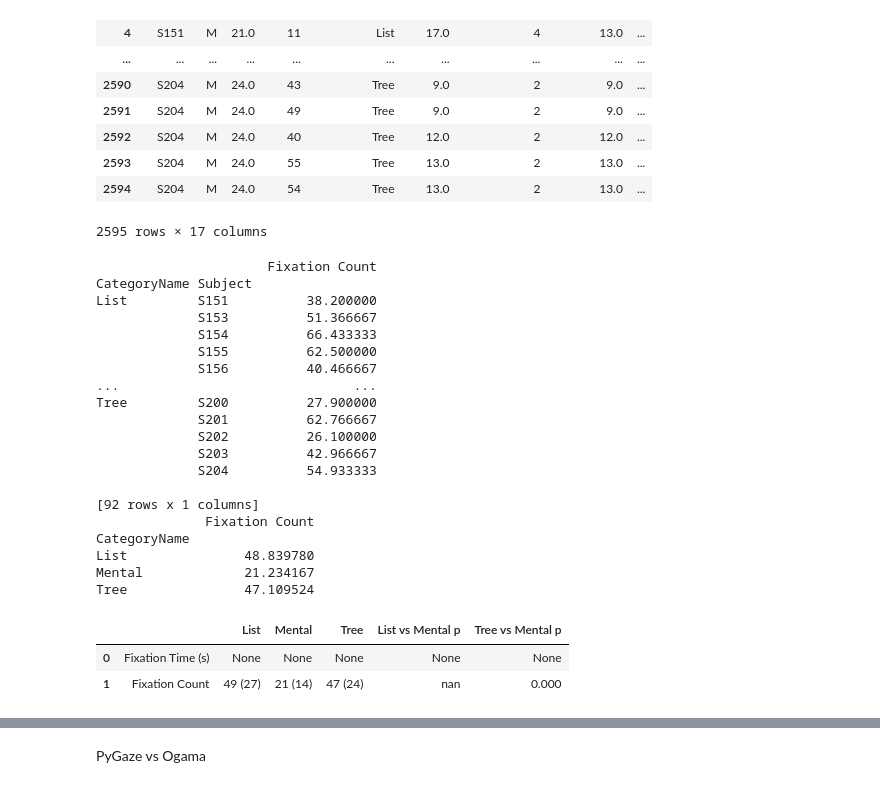
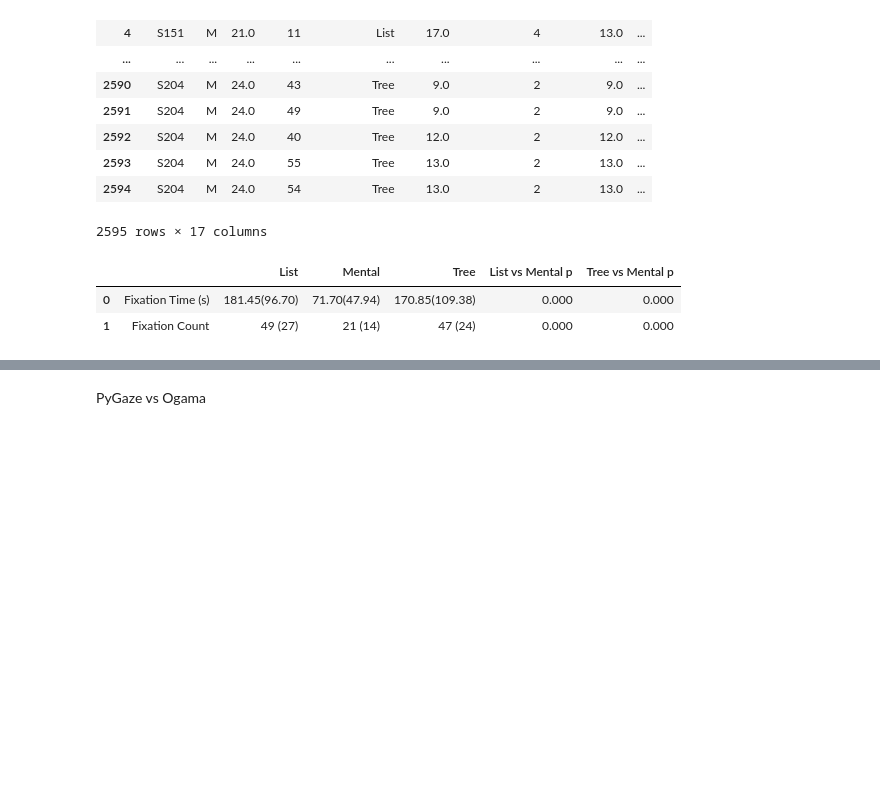
Before and after one commit to brains-on-code/eye-tracking-tools-influence, a Jupyter notebook: Study4.ipynb, the cells around one changed output, grey strips where cells are left out. Cells and saved outputs as stored; diff of their text form; code cells hidden in the pictures; blank space fills up the shorter version.

Commit message:
Fixed statistics of taking first the mean of all experiments for participants then calculating results.

```diff
--- a/Study4.ipynb
+++ b/Study4.ipynb
@@ -46,15 +46,20 @@ from scipy.stats import mannwhitneyu
 def show_results1(results):
 	# We calculate the mean and the standard deviation of the fixation count for each CategoryName
 		# We first calculate the mean for each participant
-	results_mean_per_subject = results.groupby(['CategoryName', 'Subject']).mean(numeric_only=True)[["Fixation Count"]]
-	results_std_per_subject = results.groupby(['CategoryName', 'Subject']).std(numeric_only=True)[["Fixation Count"]]
 
-	print(results_mean_per_subject)
+	results_mean_per_subject = results.groupby(['CategoryName', 'Subject']).mean(numeric_only=True)[["Fixation Count", "Total Fixation Duration [ms]"]]
+	results_std_per_subject = results.groupby(['CategoryName', 'Subject']).std(numeric_only=True)[["Fixation Count", "Total Fixation Duration [ms]"]]
 
-	results_mean = results_mean_per_subject.groupby(['CategoryName']).mean(numeric_only=True)[["Fixation Count"]]
-	results_std = results_std_per_subject.groupby(['CategoryName']).mean(numeric_only=True)[["Fixation Count"]]
+	#print(results_mean_per_subject)
+	#print(results_mean_per_subject.loc["List"].shape, results_mean_per_subject.loc["Mental"].shape, results_mean_per_subject.loc["Tree"].shape)
 
-	print(results_mean)
+
+	results_mean = results_mean_per_subject.groupby(['CategoryName']).mean(numeric_only=True)[["Fixation Count", "Total Fixation Duration [ms]"]]
+	results_std = results_std_per_subject.groupby(['CategoryName']).mean(numeric_only=True)[["Fixation Count", "Total Fixation Duration [ms]"]]
+
+	#print(results_mean)
+
+	total_fixation_times = results.groupby(['CategoryName', 'Subject'])['Total Fixation Duration [ms]'].sum()
 
 
 	#results_mean = results.groupby(['CategoryName']).mean(numeric_only=True)[["Fixation Count", "Total Fixation Duration [ms]"]]
@@ -63,72 +68,54 @@ def show_results1(results):
 	# Apply Pairwise Comparisons Using Non-Parametric Wilcox Tests (α = 0.05)
 	# TODO: check if there is a way to use wilcox
 
-	stat_list_vs_mental_fix_count, p_list_vs_mental_fix_count = wilcoxon(results_mean_per_subject['Fixation Count'], results_std_per_subject['Fixation Count'])
+
+
+	stat_list_vs_mental_fix_count, p_list_vs_mental_fix_count = mannwhitneyu(results_mean_per_subject.loc["List"]['Fixation Count'], results_mean_per_subject.loc["Mental"]['Fixation Count'])
 
 	# Use mannwhitneyu for the other comparison
-	stat_tree_vs_mental_fix_count, p_tree_vs_mental_fix_count = mannwhitneyu(results[results['CategoryName'] == "Tree"]['Fixation Count'], results[results['CategoryName'] == "Mental"]['Fixation Count'])
+	stat_tree_vs_mental_fix_count, p_tree_vs_mental_fix_count = wilcoxon(results_mean_per_subject.loc["Tree"]['Fixation Count'], results_mean_per_subject.loc["Mental"]['Fixation Count'])
 
-	stat_list_vs_mental_fix_time, p_list_vs_mental_fix_time = mannwhitneyu(results[results['CategoryName'] == "List"]['Total Fixation Duration [ms]'], results[results['CategoryName'] == "Mental"]['Total Fixation Duration [ms]'])
+	stat_list_vs_mental_fix_time, p_list_vs_mental_fix_time = mannwhitneyu(total_fixation_times.loc["List"], total_fixation_times.loc["Mental"])
 
 	# Use mannwhitneyu for the other comparison
-	stat_tree_vs_mental_fix_time, p_tree_vs_mental_fix_time = mannwhitneyu(results[results['CategoryName'] == "Tree"]['Total Fixation Duration [ms]'], results[results['CategoryName'] == "Mental"]['Total Fixation Duration [ms]'])
+	stat_tree_vs_mental_fix_time, p_tree_vs_mental_fix_time = wilcoxon(total_fixation_times.loc["Tree"], total_fixation_times.loc["Mental"])
 
 	# We create a table to show the results
 
 	# We divide the fixation time by 1000 to get the fixation time in seconds
 	results_mean['Total Fixation Duration [ms]'] = results_mean['Total Fixation Duration [ms]']/1000
 	results_std['Total Fixation Duration [ms]'] = results_std['Total Fixation Duration [ms]']/1000
 
 	data = [
 
 		[
 			'Fixation Time (s)',
-			f"{'%.2f' % results_mean.loc['List']['Total Fixation Duration [ms]']}({'%.2f' % results_std.loc['List']['Total Fixation Duration [ms]']})",
-			f"{'%.2f' % results_mean.loc['Mental']['Total Fixation Duration [ms]']}({'%.2f' % results_std.loc['Mental']['Total Fixation Duration [ms]']})",
-			f"{'%.2f' % results_mean.loc['Tree']['Total Fixation Duration [ms]']}({'%.2f' % results_std.loc['Tree']['Total Fixation Duration [ms]']})",
+			f"{'%.2f' % (total_fixation_times.loc['List']/1000).mean()}({'%.2f' % (total_fixation_times.loc['List']/1000).std()})",
+			f"{'%.2f' % (total_fixation_times.loc['Mental']/1000).mean()}({'%.2f' % (total_fixation_times.loc['Mental']/1000).std()})",
+			f"{'%.2f' % (total_fixation_times.loc['Tree']/1000).mean()}({'%.2f' % (total_fixation_times.loc['Tree']/1000).std()})",
 			'%.3f' % p_list_vs_mental_fix_time,
 			'%.3f' % p_tree_vs_mental_fix_time
 		],
 		[
 			'Fixation Count',
 			f"{'%.0f' % results_mean.loc['List']['Fixation Count']} ({'%.0f' % results_std.loc['List']['Fixation Count']})",
 			f"{'%.0f' % results_mean.loc['Mental']['Fixation Count']} ({'%.0f' % results_std.loc['Mental']['Fixation Count']})",
 			f"{'%.0f' % results_mean.loc['Tree']['Fixation Count']} ({'%.0f' % results_std.loc['Tree']['Fixation Count']})",
 			'%.3f' % p_list_vs_mental_fix_count,
 			'%.3f' % p_tree_vs_mental_fix_count
 		]
 
 
 	]
 	data_df = pd.DataFrame(data)
 	data_df.columns = ['', 'List', 'Mental', 'Tree', 'List vs Mental p', 'Tree vs Mental p']
 	return data_df
 
 show_results1(results_pygaze)
 # %% [output]
-                      Fixation Count
-CategoryName Subject
-List         S151          38.200000
-             S153          51.366667
-             S154          66.433333
-             S155          62.500000
-             S156          40.466667
-...                              ...
-Tree         S200          27.900000
-             S201          62.766667
-             S202          26.100000
-             S203          42.966667
-             S204          54.933333
-
-[92 rows x 1 columns]
-              Fixation Count
-CategoryName
-List               48.839780
-Mental             21.234167
-Tree               47.109524
 |  |  | List | Mental | Tree | List vs Mental p | Tree vs Mental p |
-| 0 | Fixation Time (s) | None | None | None | None | None |
-| 1 | Fixation Count | 49 (27) | 21 (14) | 47 (24) | nan | 0.000 |
+| 0 | Fixation Time (s) | 181.45(96.70) | 71.70(47.94) | 170.85(109.38) | 0.000 | 0.000 |
+| 1 | Fixation Count | 49 (27) | 21 (14) | 47 (24) | 0.000 | 0.000 |
 # %%
 
 from pandas import Interval
```
Also changed, not shown: parts of 5 cells of this notebook.
